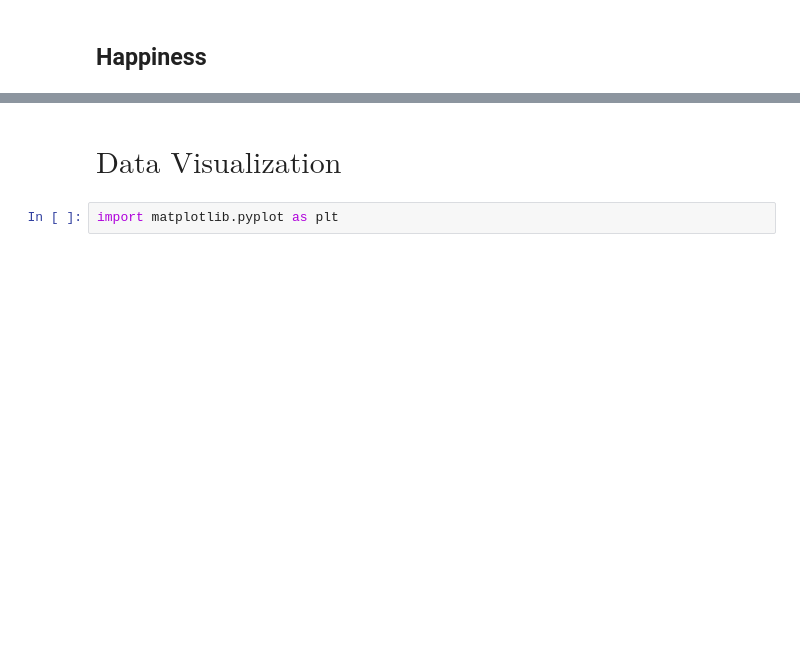
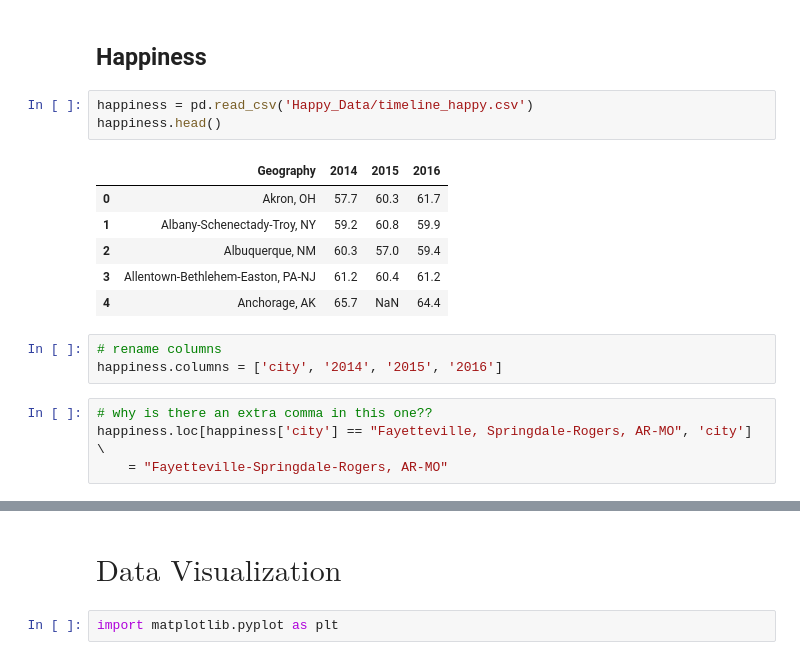
Before and after one commit to IgnacioBecerra/HappiestCity, a Jupyter notebook: FinalProject.ipynb, the cells around one changed output, grey strips where cells are left out. Drawn from its saved outputs; the diff is of its cells as text; blank space fills up the shorter version.

Commit message:
preprocess happiness data

```diff
--- a/FinalProject.ipynb
+++ b/FinalProject.ipynb
@@ -210,2 +325,19 @@ crime.head()
 # %% [markdown]
 ## Happiness
+# %%
+happiness = pd.read_csv('Happy_Data/timeline_happy.csv')
+happiness.head()
+# %% [output]
+|  | Geography | 2014 | 2015 | 2016 |
+| 0 | Akron, OH | 57.7 | 60.3 | 61.7 |
+| 1 | Albany-Schenectady-Troy, NY | 59.2 | 60.8 | 59.9 |
+| 2 | Albuquerque, NM | 60.3 | 57.0 | 59.4 |
+| 3 | Allentown-Bethlehem-Easton, PA-NJ | 61.2 | 60.4 | 61.2 |
+| 4 | Anchorage, AK | 65.7 | NaN | 64.4 |
+# %%
+# rename columns
+happiness.columns = ['city', '2014', '2015', '2016']
+# %%
+# why is there an extra comma in this one??
+happiness.loc[happiness['city'] == "Fayetteville, Springdale-Rogers, AR-MO", 'city'] \
+    = "Fayetteville-Springdale-Rogers, AR-MO"
```
Also changed, not shown: parts of 21 cells of this notebook.
